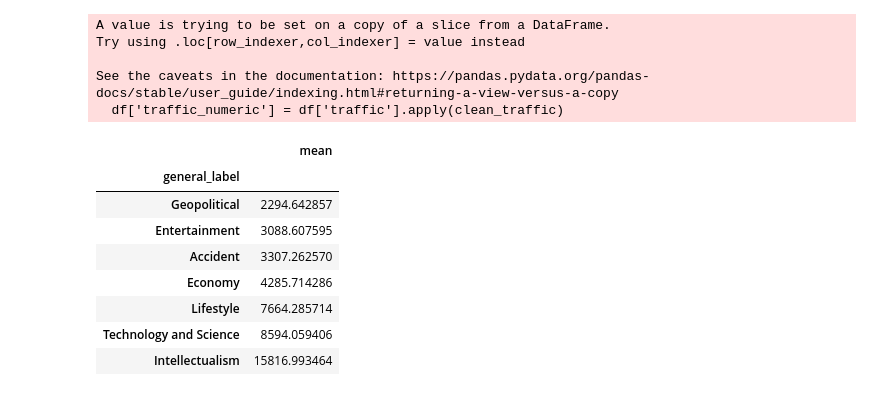
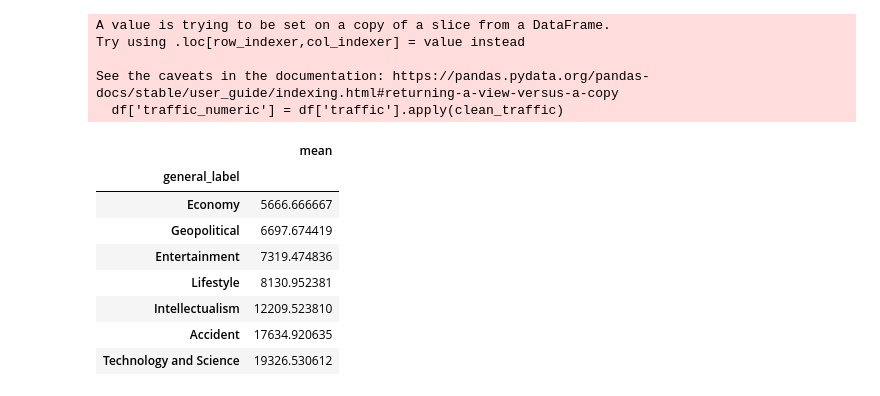
Before and after one commit to MohamedAlkurdi/Trends_prediction_model, a Jupyter notebook: Classification/classification_output_vis.ipynb, the cells around one changed output. Saved outputs shown, nothing was run; the diff lists cells and outputs as text; code cells hidden in the pictures.

```diff
--- a/Classification/classification_output_vis.ipynb
+++ b/Classification/classification_output_vis.ipynb
@@ -9,48 +9,49 @@ def clean_traffic(value):
 
 clusters = ['Economy','Technology and Science', 'Entertainment','Lifestyle','Accident','Geopolitical','Intellectualism']
 countries = {'africa':['Kenya','Nigeria','SouthAfrica'],'europe':['Denmark','UK','Finland'],'north_america_australia':['Australia','Canada','USA'],'west_asia':['Malaysia','Philippines','Singapore']}
-# country = countries['africa'][2]
-country = countries['west_asia'][2]
+specific_category = clusters[2]
+# country = countries['west_asia'][2]
+country = countries['africa'][2]
 # country = countries['west_asia'][2]
 # country = countries['europe'][2]
 
 
 #--------detailed labels--------#
 # path = f'./output/regions/west_asia/classified_data/{country}_classification_output.csv'
 # path = f'./output/regions/africa/classified_data/{country}_classification_output.csv'
 # path = f'./output/regions/north_america_australia/{country}_data/Australia_classification_output.csv'
 # path = f'./output/regions/europe/classified_data/{country}_classification_output.csv'
 
 #--------general labels--------#
-# path = f"./output/regions/africa/clustered_classified_data/{country}_clustered_classified.csv"
+path = f"./output/regions/africa/clustered_classified_data/{country}_clustered_classified.csv"
 # path = f'./output/regions/europe/clustered_classified_data/{country}_clustered_classified.csv'
 # path = f'./output/regions/north_america_australia/clustered_classified_data/{country}_clustered_classified.csv'
-path = f'./output/regions/west_asia/clustered_classified_data/{country}_clustered_classified.csv'
+# path = f'./output/regions/west_asia/clustered_classified_data/{country}_clustered_classified.csv'
 
 
 data = pd.read_csv(path)
 
 
 df = data[['date','predicted_label','traffic','general_label']]
 df['traffic_numeric'] = df['traffic'].apply(clean_traffic)
 
 topic_stats = df.groupby('general_label')['traffic_numeric'].agg(['mean']).sort_values('mean',ascending=True)
 topic_stats
 # %% [output]
 A value is trying to be set on a copy of a slice from a DataFrame.
 Try using .loc[row_indexer,col_indexer] = value instead
 
 See the caveats in the documentation: https://pandas.pydata.org/pandas-docs/stable/user_guide/indexing.html#returning-a-view-versus-a-copy
   df['traffic_numeric'] = df['traffic'].apply(clean_traffic)
 |  | mean |
 | general_label |  |
-| Geopolitical | 2294.642857 |
-| Entertainment | 3088.607595 |
-| Accident | 3307.262570 |
-| Economy | 4285.714286 |
-| Lifestyle | 7664.285714 |
-| Technology and Science | 8594.059406 |
-| Intellectualism | 15816.993464 |
+| Economy | 5666.666667 |
+| Geopolitical | 6697.674419 |
+| Entertainment | 7319.474836 |
+| Lifestyle | 8130.952381 |
+| Intellectualism | 12209.523810 |
+| Accident | 17634.920635 |
+| Technology and Science | 19326.530612 |
 # %%
 # topic_stats.plot(kind='bar', color='skyblue')
 # %%
```
Also changed, not shown: parts of 4 cells of this notebook, 4 other files.
